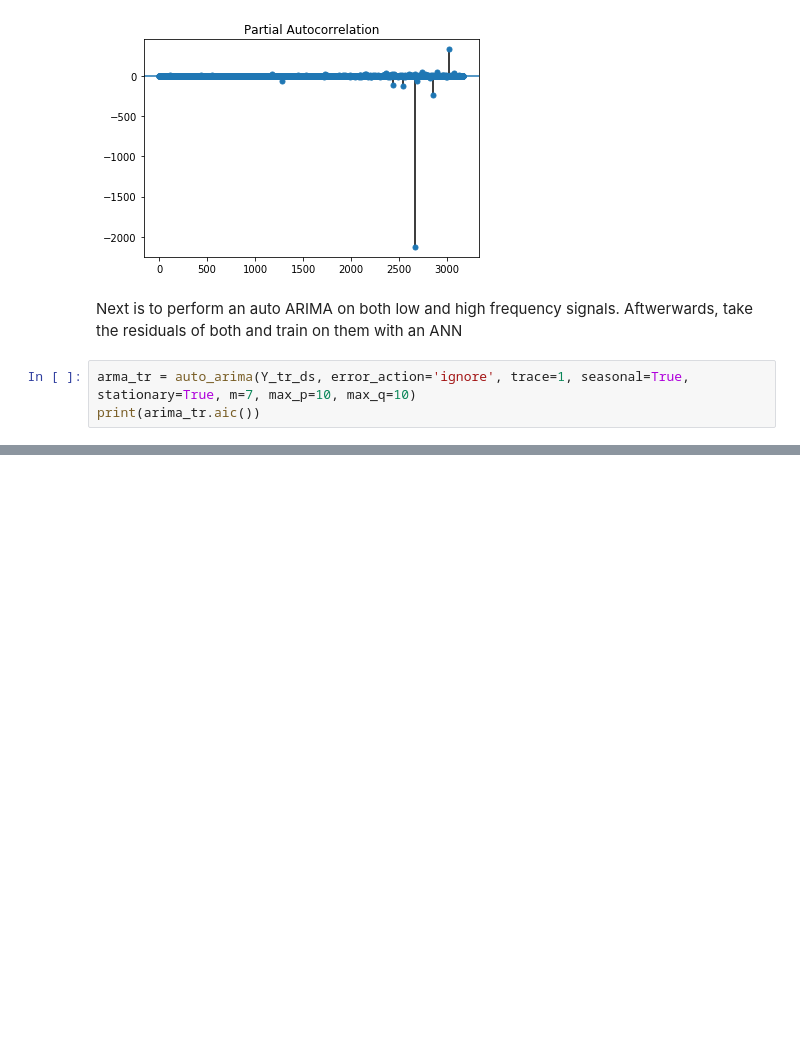
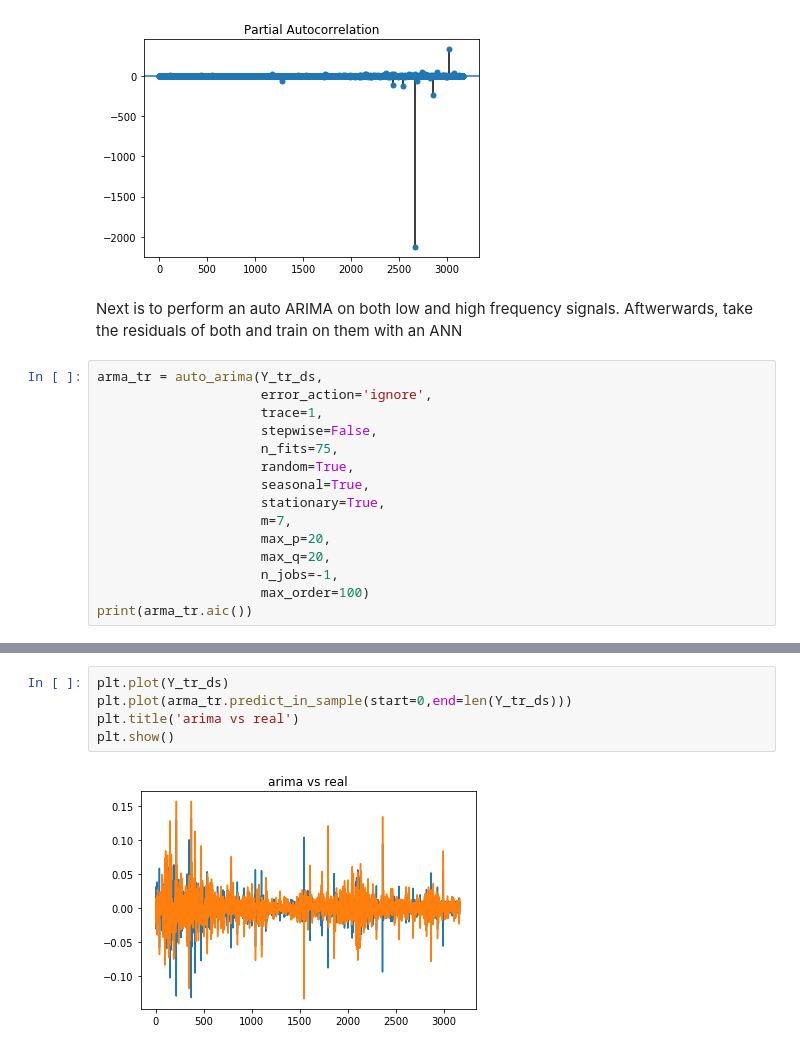
Before and after one commit to KalielWilliamson/wavelet_arima_rnn_forecast, a Jupyter notebook: dwt_ann_arima_stock_forecast.ipynb, the cells around one changed output, grey strips where cells are left out. Drawn from its saved outputs; the diff is of its cells as text; blank space fills up the shorter version.

```diff
--- a/dwt_ann_arima_stock_forecast.ipynb
+++ b/dwt_ann_arima_stock_forecast.ipynb
@@ -166,6 +199,18 @@ high frequency
 # %% [markdown]
 Next is to perform an auto ARIMA on both low and high frequency signals. Aftwerwards, take the residuals of both and train on them with an ANN
 # %%
-arma_tr = auto_arima(Y_tr_ds, error_action='ignore', trace=1, seasonal=True, stationary=True, m=7, max_p=10, max_q=10)
-print(arima_tr.aic())
+arma_tr = auto_arima(Y_tr_ds,
+                     error_action='ignore',
+                     trace=1,
+                     stepwise=False,
+                     n_fits=75,
+                     random=True,
+                     seasonal=True,
+                     stationary=True,
+                     m=7,
+                     max_p=20,
+                     max_q=20,
+                     n_jobs=-1,
+                     max_order=100)
+print(arma_tr.aic())
 # %% [output]
@@ -178,0 +241,7 @@ Fit ARIMA: order=(1, 0, 1) seasonal_order=(0, 0, 0, 7); AIC=-17688.859, BIC=-176
+# %%
+plt.plot(Y_tr_ds)
+plt.plot(arma_tr.predict_in_sample(start=0,end=len(Y_tr_ds)))
+plt.title('arima vs real')
+plt.show()
+# %% [output]
+[figure, added]
```
Also changed, not shown: parts of 31 cells of this notebook.
